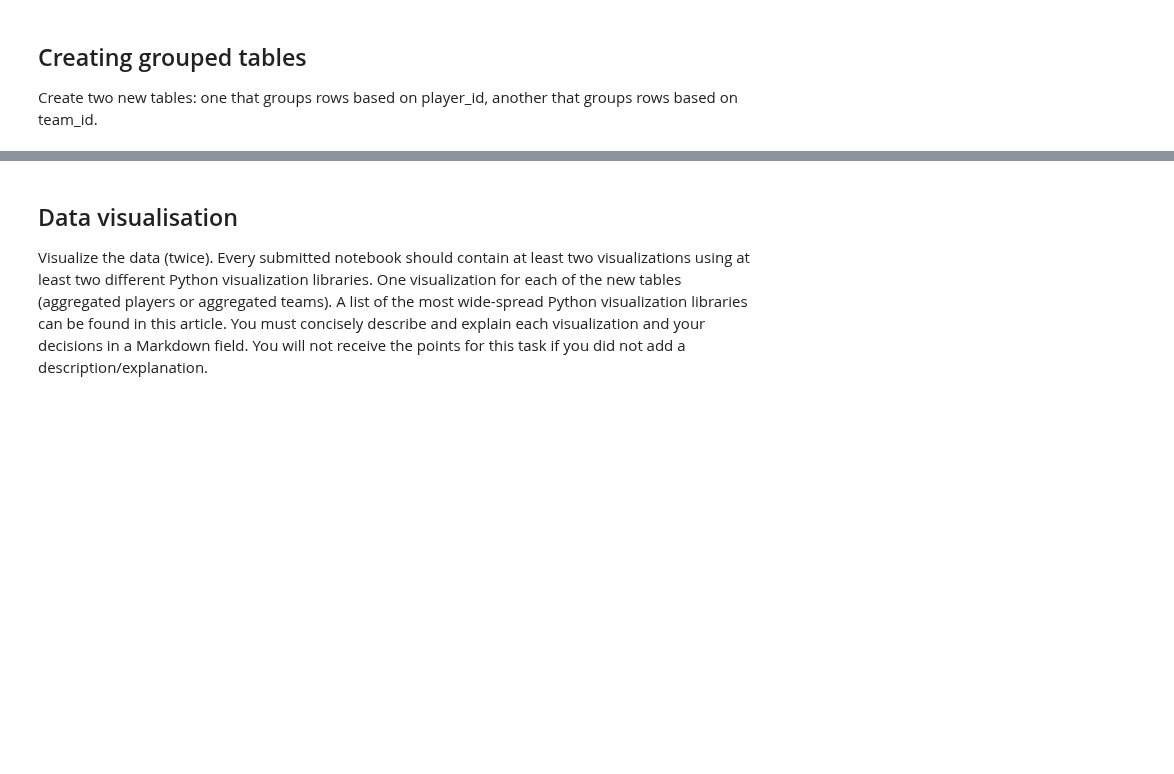
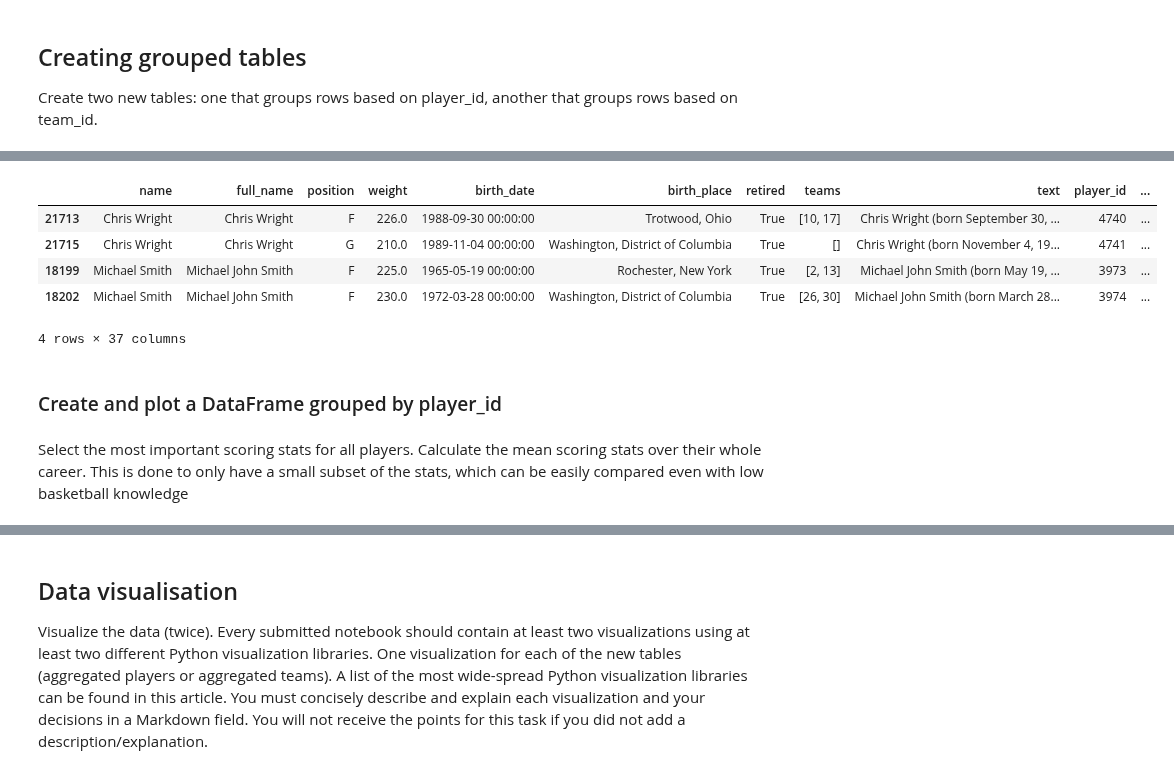
Before and after one commit to olesasha/InfoViz, a Jupyter notebook: Exercise1_Maximilian.ipynb, the cells around one changed output, grey strips where cells are left out. Drawn from its saved outputs; the diff is of its cells as text; code cells hidden in the pictures; blank space fills up the shorter version.

```diff
--- a/Exercise1_Maximilian.ipynb
+++ b/Exercise1_Maximilian.ipynb
@@ -275,0 +361,21 @@ df_player_id.head()
+# %%
+df_merged = df_merged.loc[~(df_merged["player_id"] == 3643)]
+df_merged = df_merged.loc[~(df_merged["player_id"] == 4817)]
+df_merged.loc[df_merged["player_id"] == 2702, "position"] = "PG"
+df_merged = df_merged.loc[~(df_merged["player_id"] == 3851)]
+df_merged = df_merged.loc[~(df_merged["player_id"] == 4820)]
+df_merged = df_merged.loc[~(df_merged["player_id"] == 1951)]
+
+
+get_players_with_two_ids()
+# %% [output]
+|  | name | full_name | position | weight | birth_date | birth_place | retired | teams | text | player_id | ... |
+| 21713 | Chris Wright | Chris Wright | F | 226.0 | 1988-09-30 00:00:00 | Trotwood, Ohio | True | [10, 17] | Chris Wright (born September 30, ... | 4740 | ... |
+| 21715 | Chris Wright | Chris Wright | G | 210.0 | 1989-11-04 00:00:00 | Washington, District of Columbia | True | [] | Chris Wright (born November 4, 19... | 4741 | ... |
+| 18199 | Michael Smith | Michael John Smith | F | 225.0 | 1965-05-19 00:00:00 | Rochester, New York | True | [2, 13] | Michael John Smith (born May 19, ... | 3973 | ... |
+| 18202 | Michael Smith | Michael John Smith | F | 230.0 | 1972-03-28 00:00:00 | Washington, District of Columbia | True | [26, 30] | Michael John Smith (born March 28... | 3974 | ... |
+4 rows × 37 columns
+# %% [markdown]
+### Create and plot a DataFrame grouped by player_id
+# %% [markdown]
+Select the most important scoring stats for all players. Calculate the mean scoring stats over their whole career. This is done to only have a small subset of the stats, which can be easily compared even with low basketball knowledge
```
Also changed, not shown: parts of 39 cells of this notebook, 1 other file.
